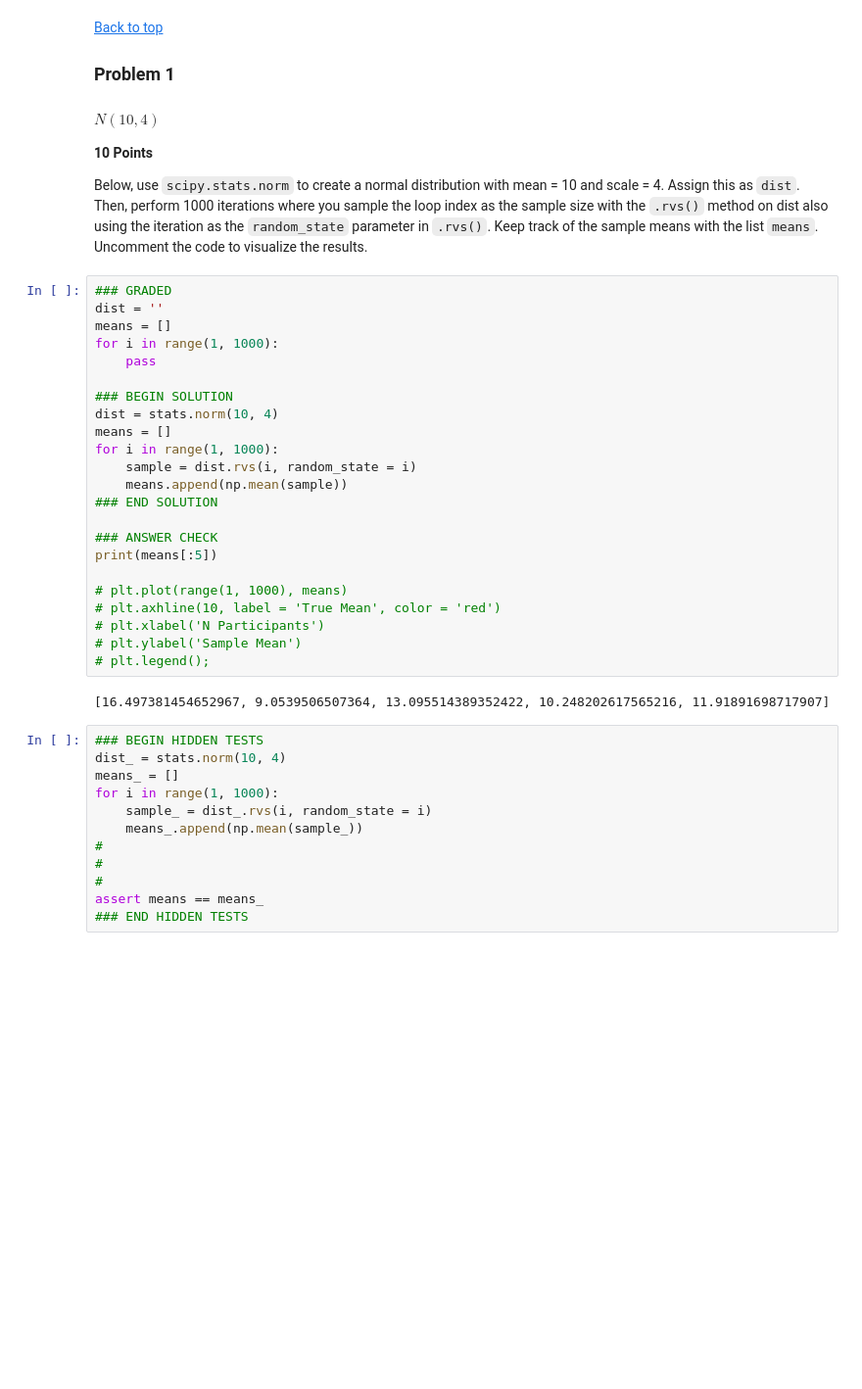
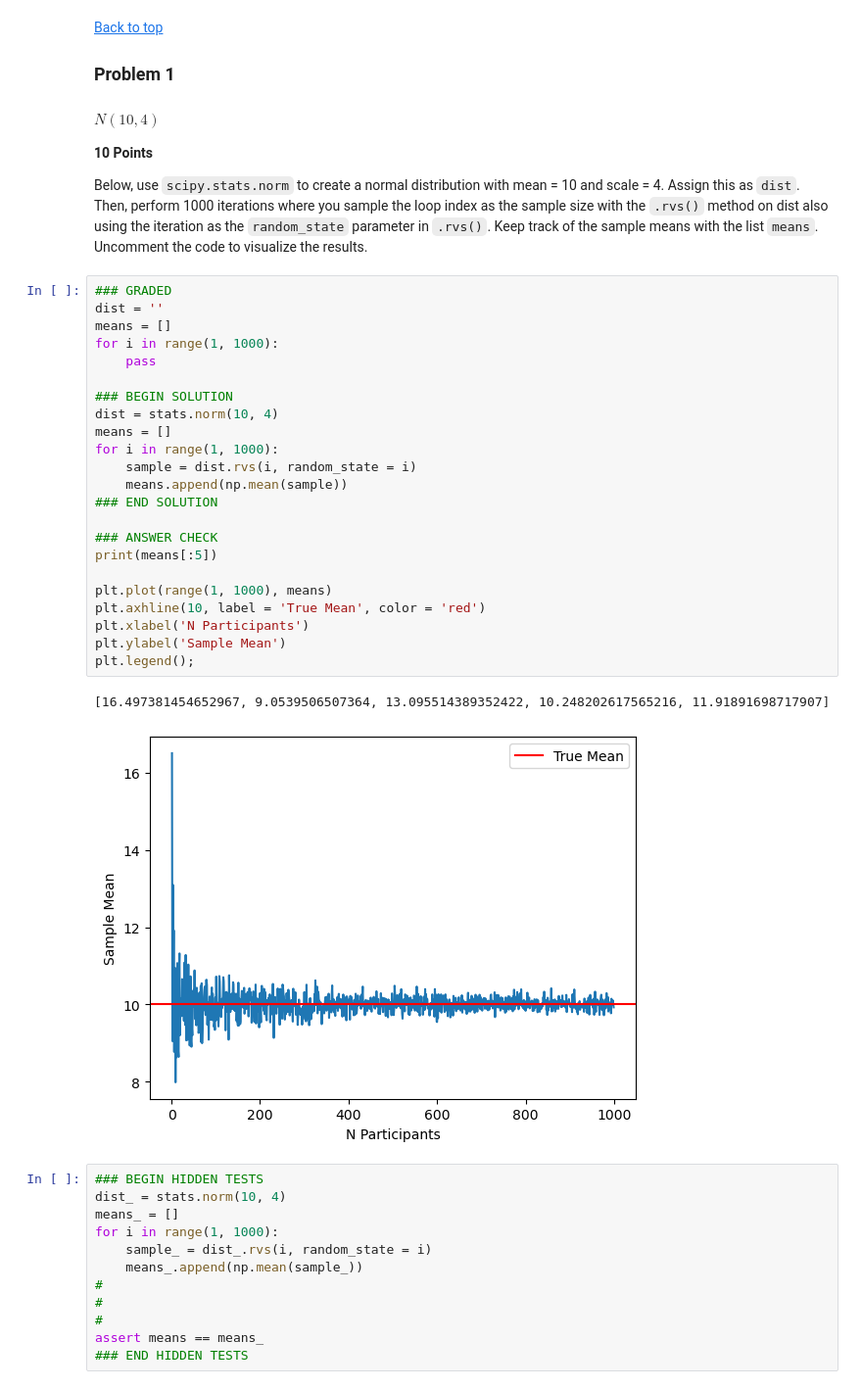
Before and after one commit to PlamenStilyianov/Professional_Certificate_in_ML_and_AI, a Jupyter notebook: Module21/Solutions/codio_21_1_solution/coding_activity_21.1.ipynb, the cells around one changed output. Shown at 98% size. Saved outputs shown, nothing was run; the diff lists cells and outputs as text; blank space fills up the shorter version.

```diff
--- a/Module21/Solutions/codio_21_1_solution/coding_activity_21.1.ipynb
+++ b/Module21/Solutions/codio_21_1_solution/coding_activity_21.1.ipynb
@@ -26,28 +29,29 @@ Below, use `scipy.stats.norm` to create a normal distribution with mean = 10 and
 # %%
 ### GRADED
 dist = ''
 means = []
 for i in range(1, 1000):
     pass
 
 ### BEGIN SOLUTION
 dist = stats.norm(10, 4)
 means = []
 for i in range(1, 1000):
     sample = dist.rvs(i, random_state = i)
     means.append(np.mean(sample))
 ### END SOLUTION
 
 ### ANSWER CHECK
 print(means[:5])
 
-# plt.plot(range(1, 1000), means)
-# plt.axhline(10, label = 'True Mean', color = 'red')
-# plt.xlabel('N Participants')
-# plt.ylabel('Sample Mean')
-# plt.legend();
+plt.plot(range(1, 1000), means)
+plt.axhline(10, label = 'True Mean', color = 'red')
+plt.xlabel('N Participants')
+plt.ylabel('Sample Mean')
+plt.legend();
 # %% [output]
 [16.497381454652967, 9.0539506507364, 13.095514389352422, 10.248202617565216, 11.91891698717907]
+[figure, added]
 # %%
 ### BEGIN HIDDEN TESTS
 dist_ = stats.norm(10, 4)
```
Also changed, not shown: parts of 4 cells of this notebook, 39 other files.
